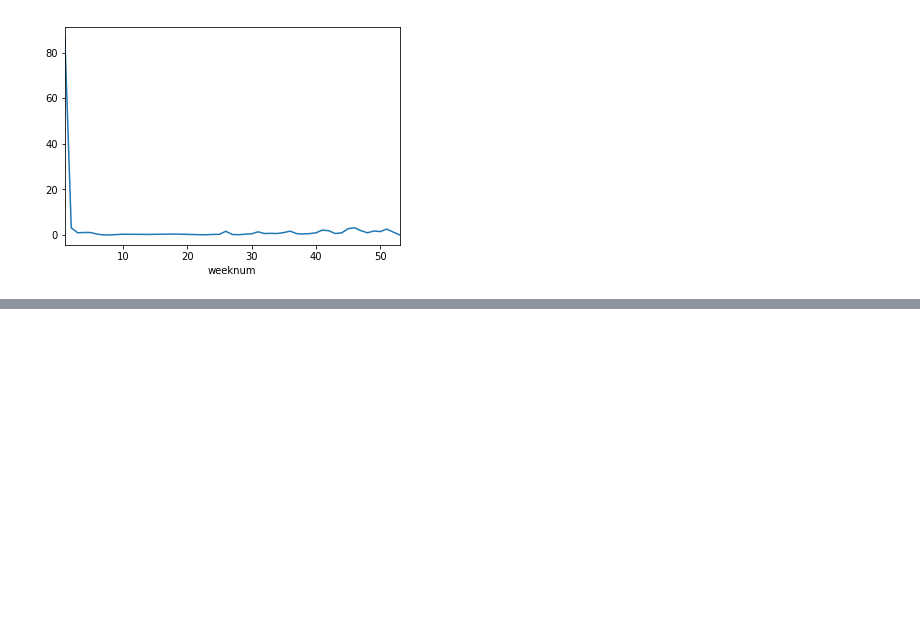
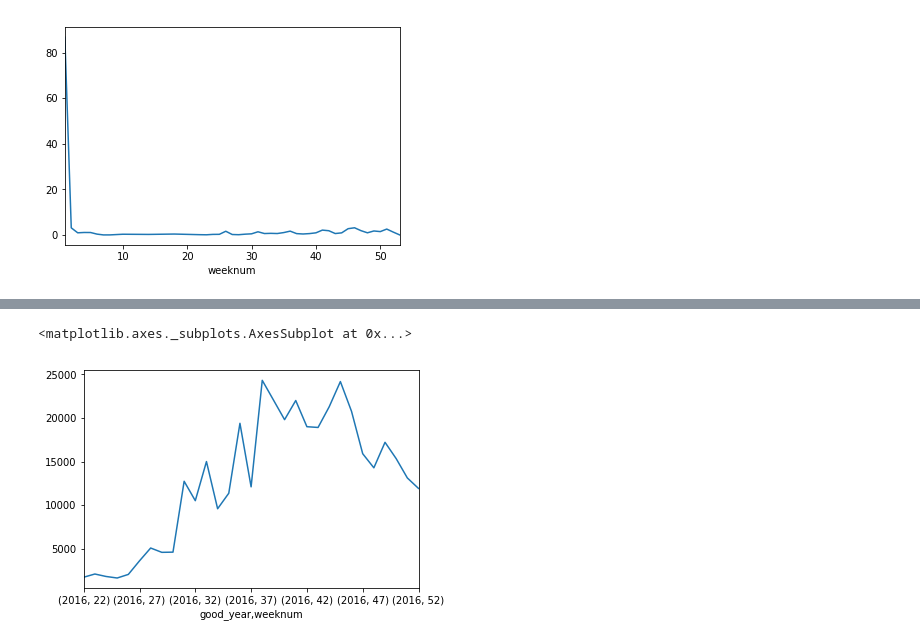
Before and after one commit to RobertJohnston/IMAM, a Jupyter notebook: IMAM Admissions graph.ipynb, the cells around one changed output, grey strips where cells are left out. Drawn from its saved outputs; the diff is of its cells as text; code cells hidden in the pictures; blank space fills up the shorter version.

```diff
--- a/IMAM Admissions graph.ipynb
+++ b/IMAM Admissions graph.ipynb
@@ -749,0 +824,7 @@ df_filtered['default_rate'].groupby(df_filtered['weeknum']).sum().plot()
+# %%
+# [(df['date'] > '2013-01-01') & (df['date'] < '2013-02-01')]
+df_filtered.sort_values(['good_year', 'weeknum'])[(df_filtered['good_year'] >= 2017) | ((df_filtered['good_year'] == 2016) & (df_filtered['weeknum'] >= 22))][(df_filtered['good_year'] < date.today().year) | ((df_filtered['good_year'] == date.today().year) & (df_filtered['weeknum'] <= date.today().isocalendar()[1]))][df_filtered['good_year'] == 2016]['amar'].groupby([df_filtered['good_year'], df_filtered['weeknum']]).sum().plot()
+# df_filtered.sort_values(['good_year', 'weeknum'])['amar'][df_filtered['good_year'] <= 2016 & df_filtered['weeknum'] < 22].groupby([df_filtered['good_year'], df_filtered['weeknum']]).sum().plot()
+# %% [output]
+<matplotlib.axes._subplots.AxesSubplot at 0x...>
+[figure, added]
```
Also changed, not shown: parts of 10 cells of this notebook, 1 other file.
